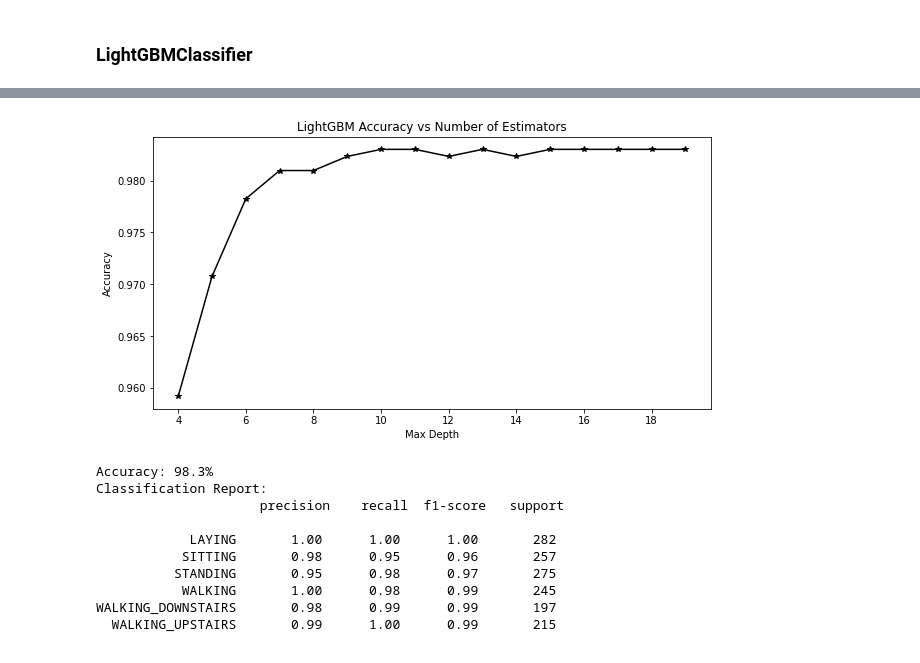
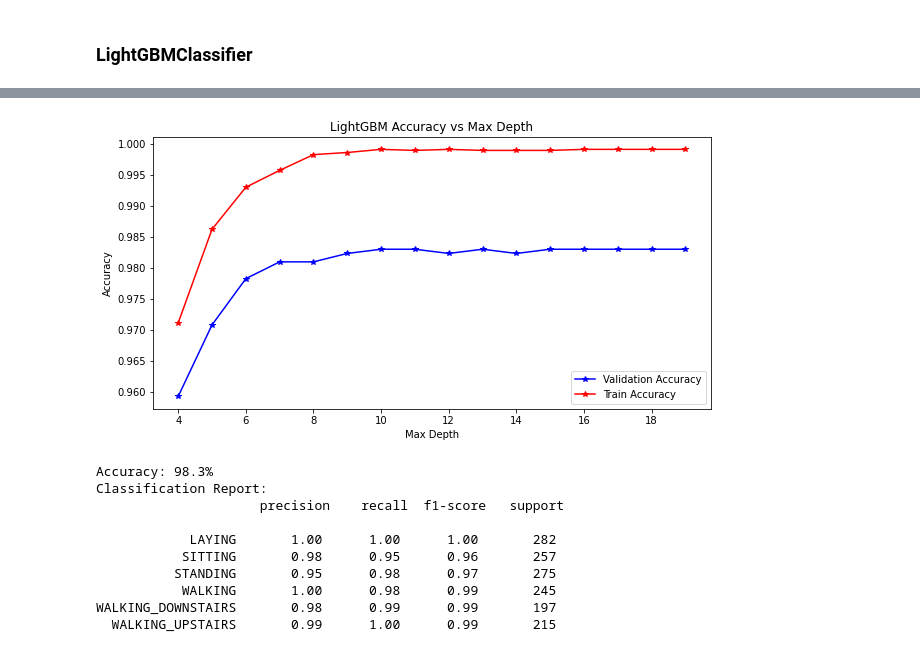
Before and after one commit to sawmill811/Human-Activity-Recognition, a Jupyter notebook: main.ipynb, the cells around one changed output, grey strips where cells are left out. Drawn from its saved outputs; the diff is of its cells as text; code cells hidden in the pictures.

Commit message:
testing training accuracy plots

```diff
--- a/main.ipynb
+++ b/main.ipynb
@@ -377,7 +380,8 @@ for md in range(4,20):
     lc = lgb.LGBMClassifier(learning_rate = 0.01, max_depth = md)
     lc.fit(trainX, trainY)
     pred = lc.predict(trainX)
-    acc_list_val.append(accuracy_score(trainY, pred))
+    acc_list_train.append(accuracy_score(trainY, pred))
     pred = lc.predict(valX)
     acc_list_val.append(accuracy_score(valY, pred))
-    print("Max Depth:", md, "Validation Accuracy:", str(np.around(accuracy_score(valY, pred), decimals=4)*100)+"%")
+
+    # print("Max Depth:", md, "Validation Accuracy:", str(np.around(accuracy_score(valY, pred), decimals=4)*100)+"%")
@@ -395,14 +388,14 @@ Max Depth: 13 Validation Accuracy: 98.3%
 # %%
 plt.figure(figsize=(10,5))
 plt.plot(range(4,20), acc_list_val, 'b*-', label="Validation Accuracy")
 plt.plot(range(4,20), acc_list_train, 'r*-', label="Train Accuracy")
-plt.title("LightGBM Accuracy vs Number of Estimators")
+plt.title("LightGBM Accuracy vs Max Depth")
 plt.xlabel("Max Depth")
 plt.ylabel("Accuracy")
 plt.legend()
 plt.show()
 # %% [output]
-[figure, old version]
+[figure, new version]
 # %%
 lc = lgb.LGBMClassifier(learning_rate = 0.01, max_depth = 10)
 lc.fit(trainX, trainY)
```
Also changed, not shown: parts of 18 cells of this notebook.
